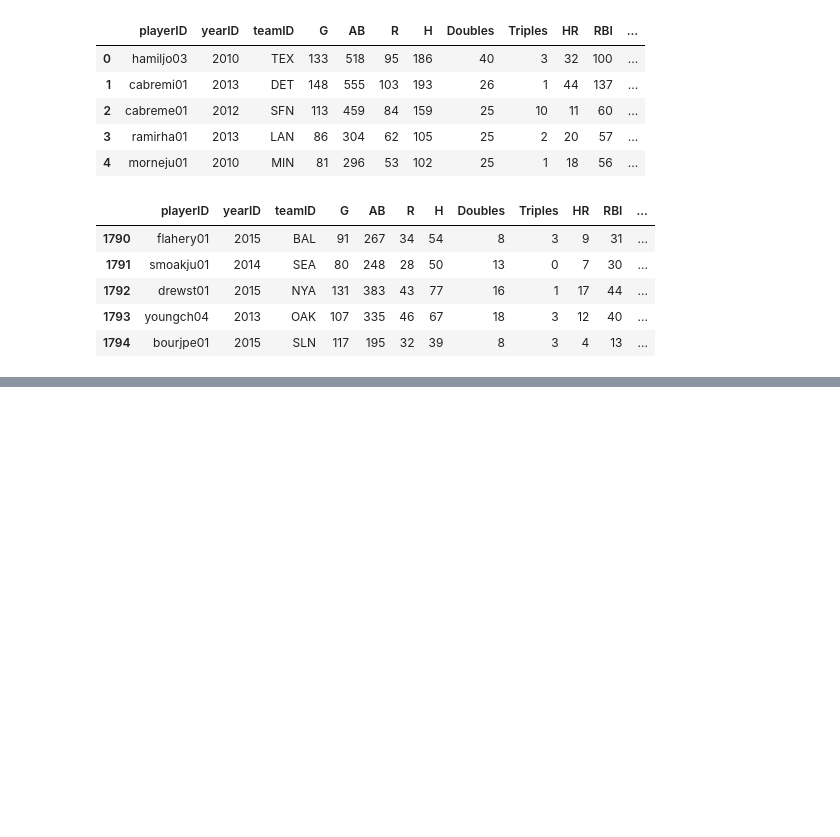
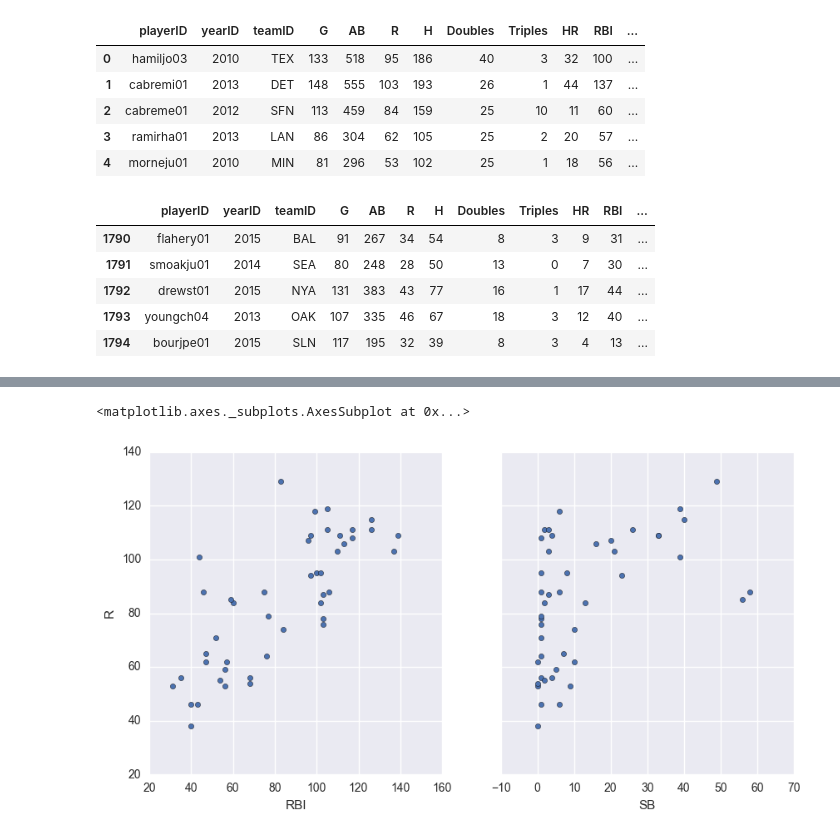
Before and after one commit to mikepuiszis/Data-Science-Term-Project, a Jupyter notebook: Data Science and Baseball.ipynb, the cells around one changed output, grey strips where cells are left out. Drawn from its saved outputs; the diff is of its cells as text; code cells hidden in the pictures; blank space fills up the shorter version.

```diff
--- a/Data Science and Baseball.ipynb
+++ b/Data Science and Baseball.ipynb
@@ -87,0 +101,7 @@ sns.stripplot("Steals","PlayerID",data=dfs, jitter=1)
+# %%
+stats, sp = plt.subplots(1, 2, sharey=True)
+ba.plot(kind='scatter', x="RBI", y='R', ax=sp[0], figsize=(10, 5))
+ba.plot(kind='scatter', x="SB", y="R", ax=sp[1])
+# %% [output]
+<matplotlib.axes._subplots.AxesSubplot at 0x...>
+[figure, added]
```
Also changed, not shown: parts of 55 cells of this notebook, 2 other files.
